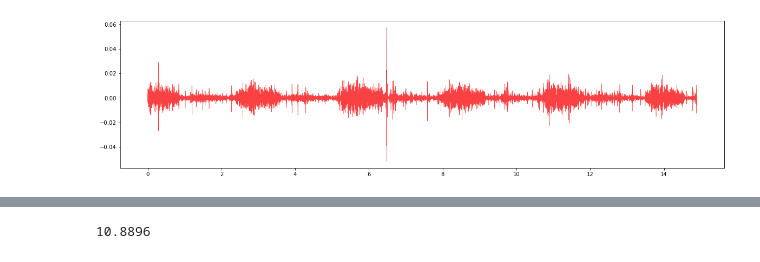
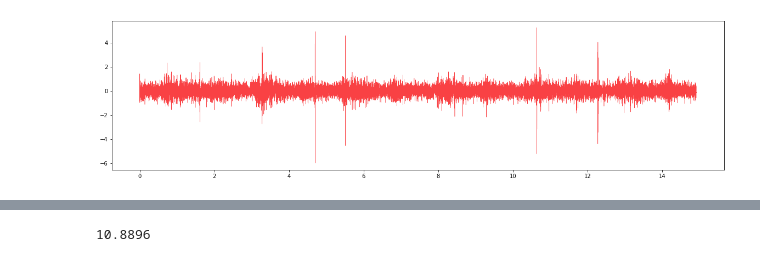
Before and after one commit to AndrineElse/AndrineElsetronning_Master2021, a Jupyter notebook: notebooks/filter_heart_sound_EMD.ipynb, the cells around one changed output, grey strips where cells are left out. Saved outputs shown, nothing was run; the diff lists cells and outputs as text; code cells hidden in the pictures.

```diff
--- a/notebooks/filter_heart_sound_EMD.ipynb
+++ b/notebooks/filter_heart_sound_EMD.ipynb
@@ -99,0 +133,34 @@ ipd.Audio(unfiltered, rate = sr)
+# %%
+import scipy.fftpack
+
+res = audio
+# Plot results
+plt.figure(figsize=(12,9))
+plt.subplot(nIMFs+1, 1, 1)
+plt.plot(x, audio, 'r')
+
+for n in range(nIMFs):
+    y = eIMFs[n]
+    duration = float(len(y)) / sr
+    T = 1.0/sr
+    N = int(duration / T)
+    x = np.linspace(0.0, N*T, N +1 )
+    if len(x) != len(y):
+        x = np.linspace(0.0, N*T, N)
+
+    yf = scipy.fftpack.fft(y)
+    xf = np.linspace(0, round(1.0/(2.0*T)), int(N/2))
+    max_fft = max(np.abs(yf))
+    print(max_fft)
+    if (max_fft < 400 ) or (max_fft > 1000): # Region for wheezes
+        res = res - y
+
+    plt.subplot(nIMFs+1, 1, n+2)
+    plt.plot(xf, (2.0/N * np.abs(yf[:N//2])), 'g', linewidth = 0.2)
+
+    #plt.plot(xf, yf, 'g', linewidth = 0.5)
+    plt.ylabel("eIMF %i" %(n+1))
+    plt.locator_params(axis='y', nbins=5)
+
+plt.xlabel("Time [s]")
+plt.show()
@@ -100,11 +185,13 @@ ipd.Audio(unfiltered, rate = sr)
 # %%
+imf_sum = res
 f, ax = plt.subplots(1,1)
 f.set_size_inches(20, 5)
 
 
-ax.plot(x, filtered, linewidth = 0.5)
+ax.plot(x, imf_sum, linewidth = 0.5)
 
-ipd.Audio(filtered, rate = sr)
+
+ipd.Audio( imf_sum, rate = sr)
 # %% [output]
 [interactive output not drawn]
-[figure, old version]
+[figure, new version]
```
Also changed, not shown: parts of 10 cells of this notebook, 2 other files.
